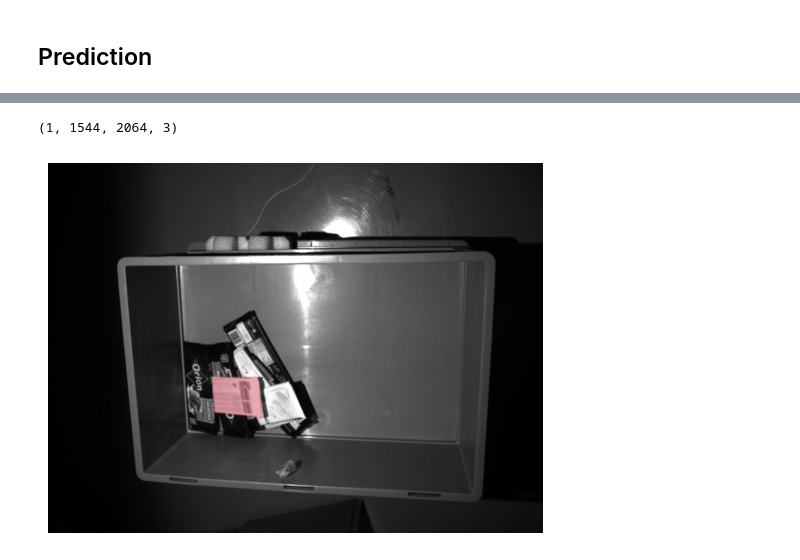
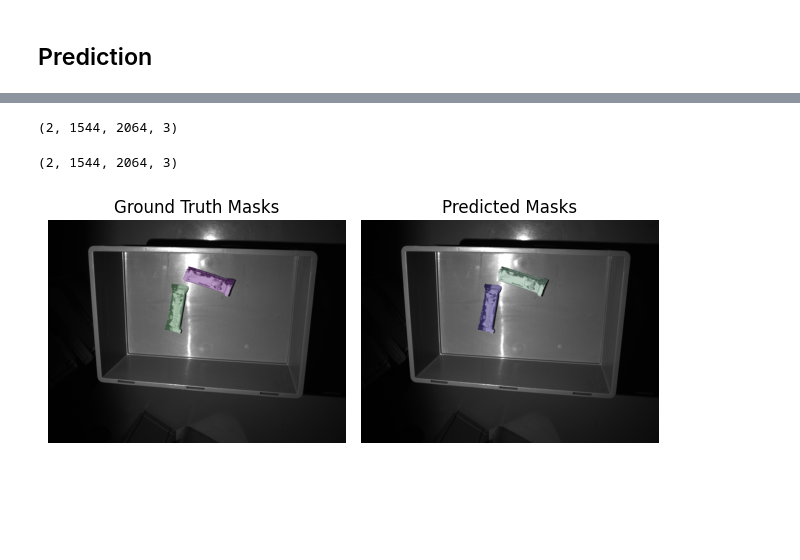
Before and after one commit to macodroid/yolov8, a Jupyter notebook: eval_yolov8_seg_groceries.ipynb, the cells around one changed output, grey strips where cells are left out. Saved outputs shown, nothing was run; the diff lists cells and outputs as text; code cells hidden in the pictures; blank space fills up the shorter version.

Commit message:
visualizatoin of segmentation

```diff
--- a/eval_yolov8_seg_groceries.ipynb
+++ b/eval_yolov8_seg_groceries.ipynb
@@ -50,9 +50,15 @@ def get_segmentation_predictions(results):
     return img_with_predicted_mask
+# %%
+def unnormalize_seg_points(img_width, img_height, points):
+    seg_points = []
+    for p in points:
+        seg_points.append(p * np.array([img_width, img_height]))
+    return seg_points
 # %%
-def get_gt_segmentation(annotation_file):
-    gt_seg_points = []
+def get_gt_segmentation_points(annotation_file):
+    norm_seg_points = []
     with open(annotation_file, 'r') as file:
         for line in file:
             l = line.strip().split(" ")
-            gt_seg_points.append(l[1:])
-    return gt_seg_points
+            np.array(norm_seg_points.append(np.array(l[1:]).reshape(-1, 2).astype(float)))
+    return norm_seg_points
@@ -69,8 +70,30 @@ Speed: 5.4ms preprocess, 47.5ms inference, 1.8ms postprocess per image at shape
-# %%
-img_with_predicted_mask = get_segmentation_predictions(results=results)
-plt.axis('off')
-plt.imshow(img_with_predicted_mask)
-plt.show()
-# %% [output]
-(1, 1544, 2064, 3)
-[figure, removed]
+# %%
+norm_seg_points = get_gt_segmentation_points(ann)
+gt_seg_points = unnormalize_seg_points(results[0].orig_img.shape[1], results[0].orig_img.shape[0], norm_seg_points)
+img_with_gt_masks = get_segmentation_predictions(gt_seg_points, orig_image=results[0].orig_img)
+# %% [output]
+(2, 1544, 2064, 3)
+# %%
+img_with_predicted_mask = get_segmentation_predictions(seg_points=results[0].masks.xy, orig_image=results[0].orig_img)
+# %% [output]
+(2, 1544, 2064, 3)
+# %%
+# Create a figure and subplot grid
+fig, axs = plt.subplots(1, 2)
+
+# Display images on subplots
+axs[0].imshow(img_with_gt_masks)
+axs[0].set_title('Ground Truth Masks')
+axs[0].axis('off')
+
+axs[1].imshow(img_with_predicted_mask)
+axs[1].set_title('Predicted Masks')
+axs[1].axis('off')
+
+# Adjust subplot spacing
+plt.tight_layout()
+
+# Show the figure
+plt.show()
+# %% [output]
+[figure, added]
```
Also changed, not shown: parts of 5 cells of this notebook, 1 other file.
